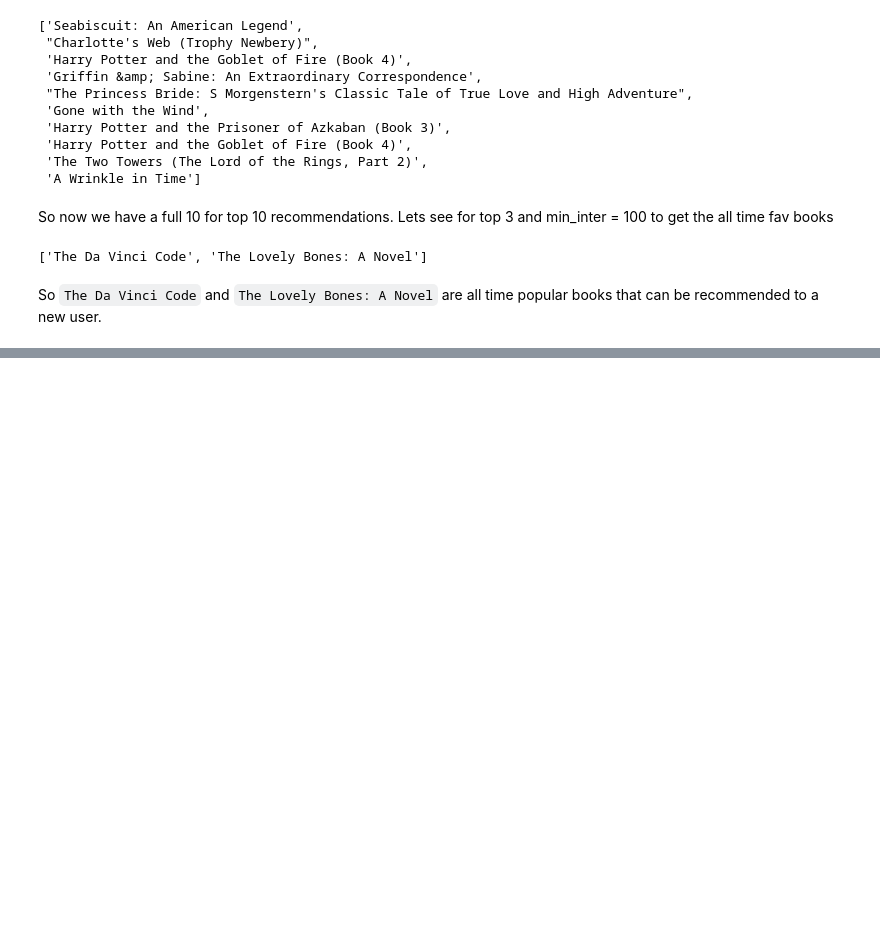
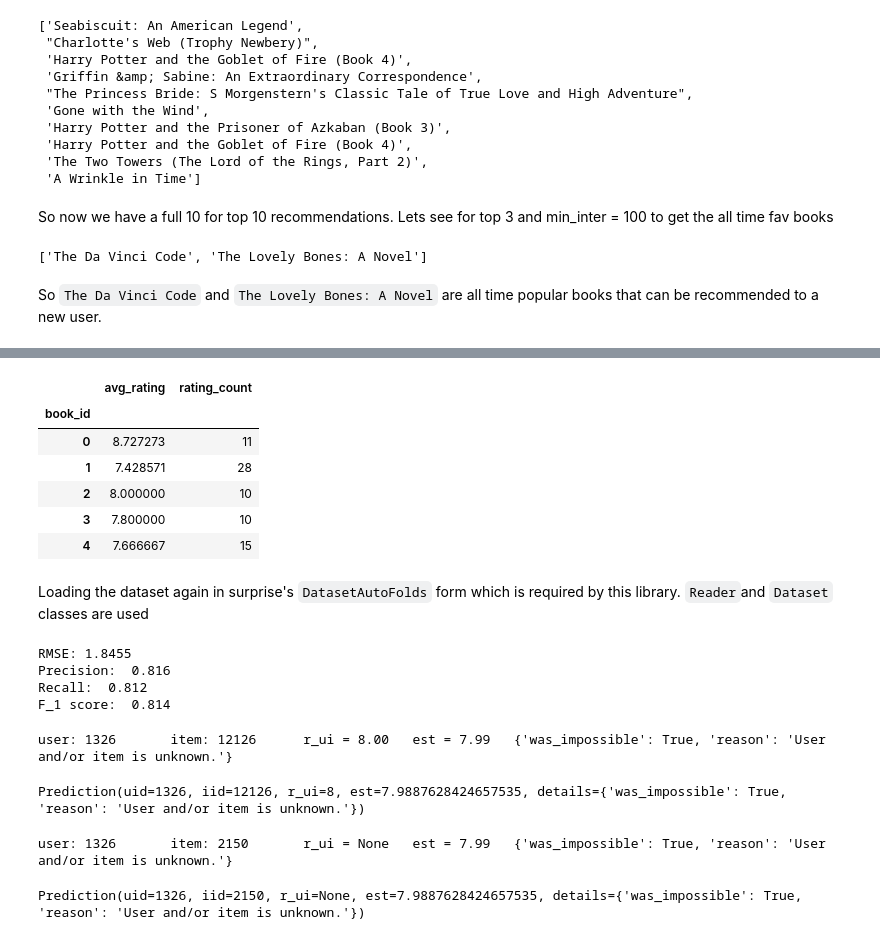
Before and after one commit to NamyaVyas/AI-based-Book-recommendation-System, a Jupyter notebook: notebook/AI_based_Book_recSys.ipynb, the cells around one changed output, grey strips where cells are left out. Drawn from its saved outputs; the diff is of its cells as text; code cells hidden in the pictures; blank space fills up the shorter version.

```diff
--- a/notebook/AI_based_Book_recSys.ipynb
+++ b/notebook/AI_based_Book_recSys.ipynb
@@ -503,0 +605,17 @@ So `The Da Vinci Code` and `The Lovely Bones: A Novel` are all time popular book
+# %%
+# Updating the final_rating dataframe with the new encoded book_id count and average of ratings based on the new dataframe
+average_rating = data.groupby('book_id')['rating'].mean()
+count_rating = data.groupby('book_id')['rating'].count()
+
+final_rating = pd.DataFrame({'avg_rating':average_rating, 'rating_count':count_rating})
+final_rating.head()
+# %% [output]
+|  | avg_rating | rating_count |
+| book_id |  |  |
+| 0 | 8.727273 | 11 |
+| 1 | 7.428571 | 28 |
+| 2 | 8.000000 | 10 |
+| 3 | 7.800000 | 10 |
+| 4 | 7.666667 | 15 |
+# %% [markdown]
+Loading the dataset again in surprise's `DatasetAutoFolds` form which is required by this library. `Reader`and `Dataset` classes are used
@@ -503,0 +631,33 @@ So `The Da Vinci Code` and `The Lovely Bones: A Novel` are all time popular book
+# %%
+# USER - Based Collaborative filtering recommendation system
+
+#similarity options:
+
+sim_options = {
+    'name': 'cosine',
+    'user_based': True
+}
+
+knn_user = KNNBasic(sim_options = sim_options, verbose=False)
+
+knn_user.fit(trainset)
+
+precision_recall_at_k(knn_user)
+# %% [output]
+RMSE: 1.8455
+Precision:  0.816
+Recall:  0.812
+F_1 score:  0.814
+# %%
+#Q- What is the predicted rating for the user with userId=1326 and for book_id=12126?
+knn_user.predict(1326, 12126, r_ui=8, verbose=True)
+# %% [output]
+user: 1326       item: 12126      r_ui = 8.00   est = 7.99   {'was_impossible': True, 'reason': 'User and/or item is unknown.'}
+Prediction(uid=1326, iid=12126, r_ui=8, est=7.9887628424657535, details={'was_impossible': True, 'reason': 'User and/or item is unknown.'})
+# %%
+#Q- Predicting the rating for the same userId=1326 but for a book which this user has not a rated before, i.e., book_id=2150
+
+knn_user.predict(1326, 2150, verbose=True)
+# %% [output]
+user: 1326       item: 2150       r_ui = None   est = 7.99   {'was_impossible': True, 'reason': 'User and/or item is unknown.'}
+Prediction(uid=1326, iid=2150, r_ui=None, est=7.9887628424657535, details={'was_impossible': True, 'reason': 'User and/or item is unknown.'})
```
Also changed, not shown: parts of 45 cells of this notebook.
